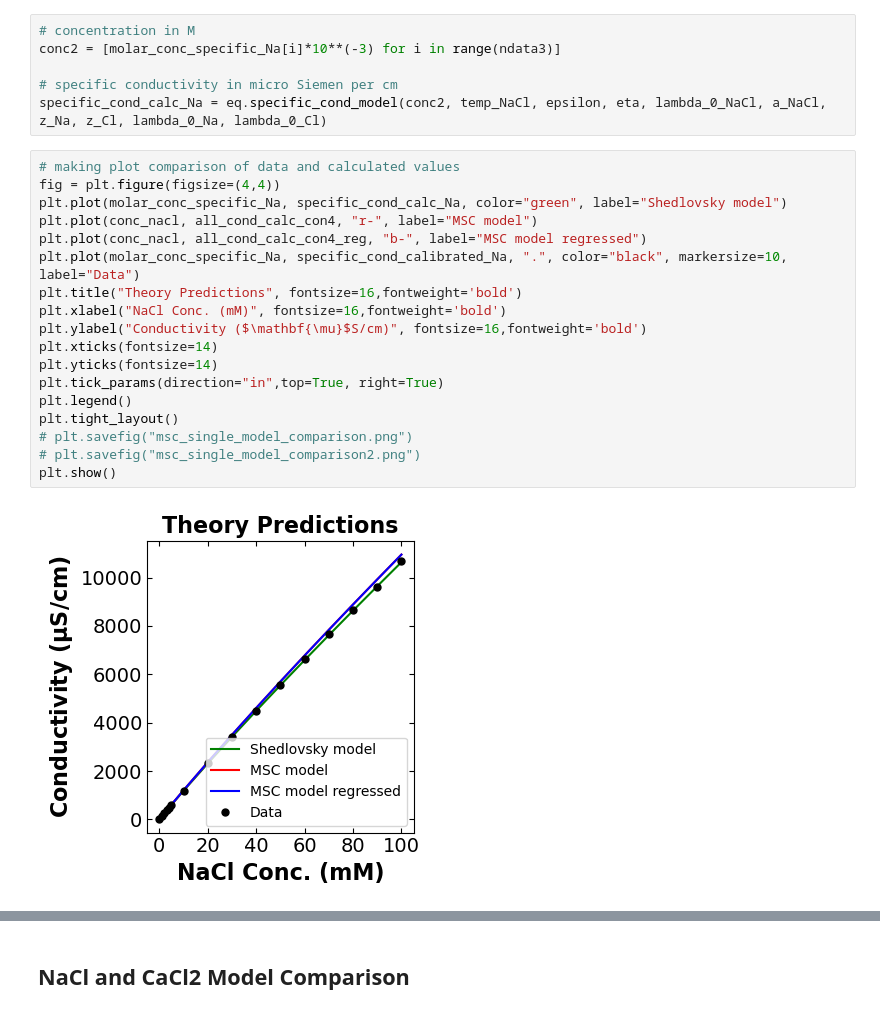
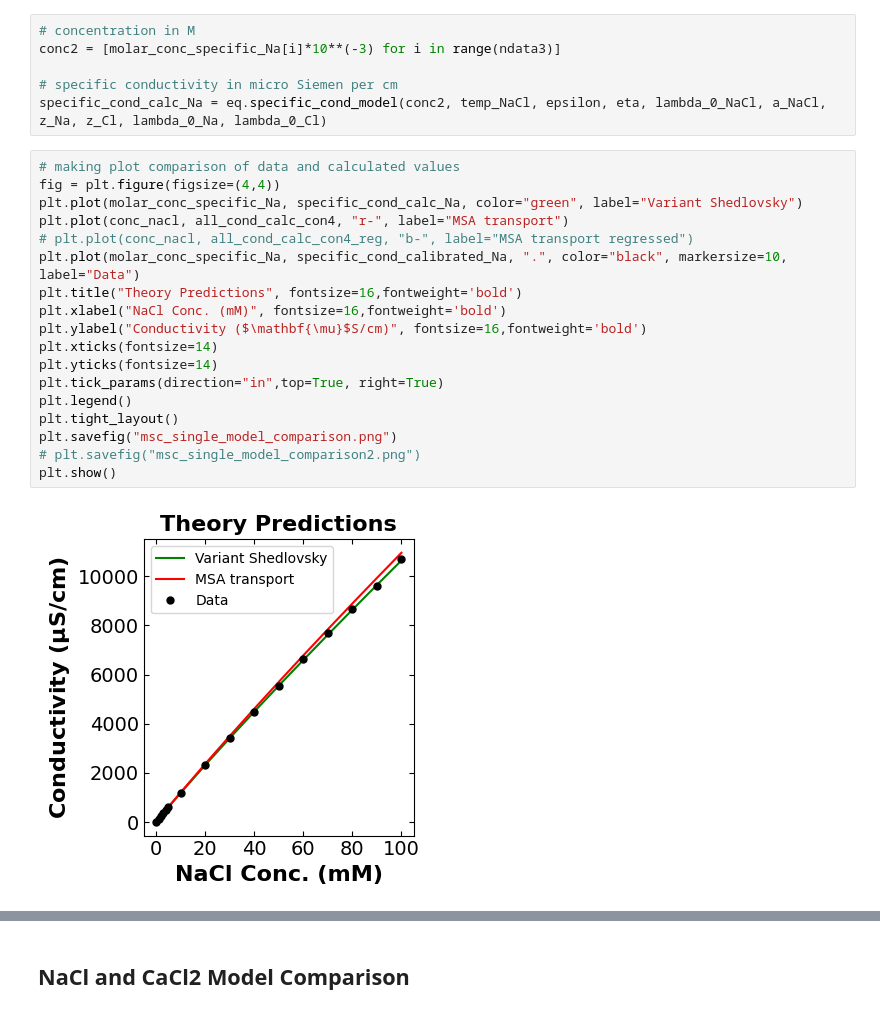
Before and after one commit to dowlinglab/salts-conductivity-modelling, a Jupyter notebook: Multicomponents-conductivity-theory-clean.ipynb, the cells around one changed output, grey strips where cells are left out. Saved outputs shown, nothing was run; the diff lists cells and outputs as text.

```diff
--- a/Multicomponents-conductivity-theory-clean.ipynb
+++ b/Multicomponents-conductivity-theory-clean.ipynb
@@ -885,23 +885,23 @@ specific_cond_calc_Na = eq.specific_cond_model(conc2, temp_NaCl, epsilon, eta, l
 # %%
 # making plot comparison of data and calculated values
 fig = plt.figure(figsize=(4,4))
-plt.plot(molar_conc_specific_Na, specific_cond_calc_Na, color="green", label="Shedlovsky model")
-plt.plot(conc_nacl, all_cond_calc_con4, "r-", label="MSC model")
-plt.plot(conc_nacl, all_cond_calc_con4_reg, "b-", label="MSC model regressed")
+plt.plot(molar_conc_specific_Na, specific_cond_calc_Na, color="green", label="Variant Shedlovsky")
+plt.plot(conc_nacl, all_cond_calc_con4, "r-", label="MSA transport")
+# plt.plot(conc_nacl, all_cond_calc_con4_reg, "b-", label="MSA transport regressed")
 plt.plot(molar_conc_specific_Na, specific_cond_calibrated_Na, ".", color="black", markersize=10, label="Data")
 plt.title("Theory Predictions", fontsize=16,fontweight='bold')
 plt.xlabel("NaCl Conc. (mM)", fontsize=16,fontweight='bold')
 plt.ylabel("Conductivity ($\mathbf{\mu}$S/cm)", fontsize=16,fontweight='bold')
 plt.xticks(fontsize=14)
 plt.yticks(fontsize=14)
 plt.tick_params(direction="in",top=True, right=True)
 plt.legend()
 plt.tight_layout()
-# plt.savefig("msc_single_model_comparison.png")
+plt.savefig("msc_single_model_comparison.png")
 # plt.savefig("msc_single_model_comparison2.png")
 plt.show()
 # %% [output]
-[figure, old version]
+[figure, new version]
 # %%
 # residuals
 residuals_Na = [specific_cond_calc_Na[i] - specific_cond_calibrated_Na[i] for i in range(ndata3)]
```
Also changed, not shown: parts of 28 cells of this notebook, 11 other files.
